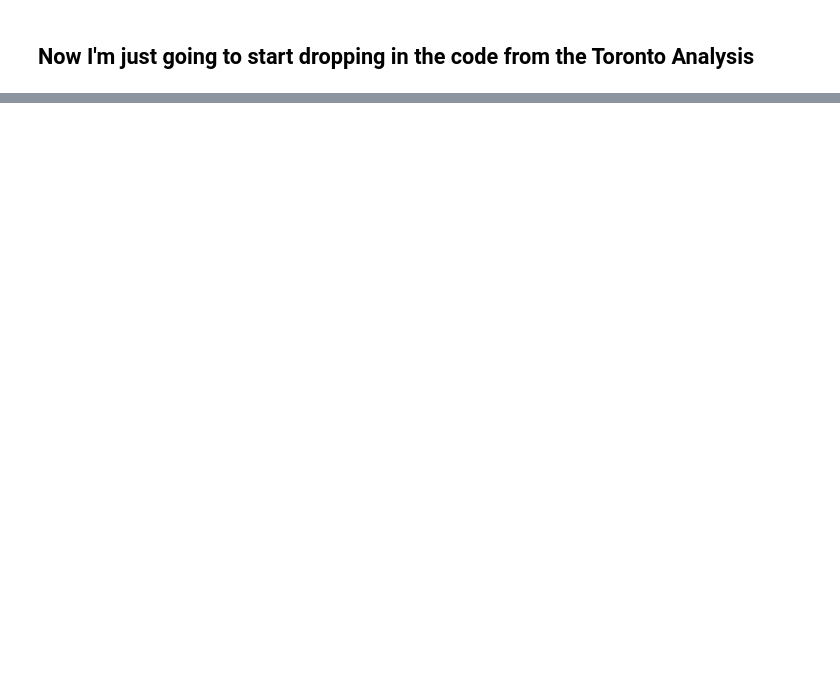
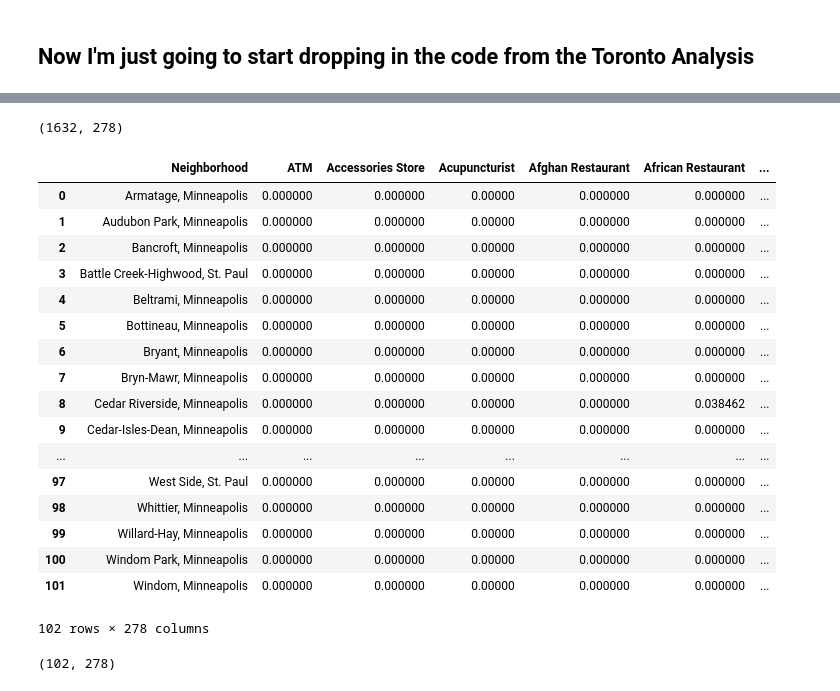
Before and after one commit to michaelmcanally/MinnesotaNice, a Jupyter notebook: Minnesota Nicest Data Sources.ipynb, the cells around one changed output, grey strips where cells are left out. Saved outputs shown, nothing was run; the diff lists cells and outputs as text; code cells hidden in the pictures; blank space fills up the shorter version.

```diff
--- a/Minnesota Nicest Data Sources.ipynb
+++ b/Minnesota Nicest Data Sources.ipynb
@@ -266,21 +284,2 @@ Toronto_DF.drop('Postal Code', axis = 1)
-# %%
-# create map of Toronto using latitude and longitude values
-map_toronto2 = folium.Map(location=[latitude, longitude], zoom_start=12)
-
-# add markers to map
-for lat, lng, borough, neighborhood in zip(Toronto_DF['Latitude'], Toronto_DF['Longitude'], Toronto_DF['Borough'], Toronto_DF['Neighbourhood']):
-    label = '{}, {}'.format(neighborhood, borough)
-    label = folium.Popup(label, parse_html=True)
-    folium.CircleMarker(
-        [lat, lng],
-        radius=5,
-        popup=label,
-        color='blue',
-        fill=True,
-        fill_color='#3186cc',
-        fill_opacity=0.7,
-        parse_html=False).add_to(map_toronto2)
-
-map_toronto2
 # %%
 # The code was removed by Watson Studio for sharing.
@@ -315,9 +318,9 @@ def getNearbyVenues(names, latitudes, longitudes, radius=500, LIMIT = 100):
             v['venue']['categories'][0]['name']) for v in results])
 
     nearby_venues = pd.DataFrame([item for venue_list in venues_list for item in venue_list])
-    nearby_venues.columns = ['Neighbourhood',
-                  'Neighbourhood Latitude',
-                  'Neighbourhood Longitude',
+    nearby_venues.columns = ['Neighborhood',
+                  'Neighborhood Latitude',
+                  'Neighborhood Longitude',
                   'Venue',
                   'Venue Latitude',
                   'Venue Longitude',
@@ -331,0 +330,5 @@ TorontoVenues = getNearbyVenues(names=Toronto_DF['Neighbourhood'],
+# %%
+MSPVenues = getNearbyVenues(names=TwinCityNeighborhoodsDF['neighborhood'],
+                                   latitudes=TwinCityNeighborhoodsDF['latitude'],
+                                   longitudes=TwinCityNeighborhoodsDF['longitude']
+                                  )
@@ -353,2 +410,4 @@ Toronto_onehot.head()
 # %%
-Toronto_onehot.shape
+MSP_onehot.shape
+# %% [output]
+(1632, 278)
@@ -358,5 +414,29 @@ Toronto_grouped
+# %%
+MSP_grouped = MSP_onehot.groupby('Neighborhood').mean().reset_index()
+MSP_grouped
+# %% [output]
+|  | Neighborhood | ATM | Accessories Store | Acupuncturist | Afghan Restaurant | African Restaurant | ... |
+| 0 | Armatage, Minneapolis | 0.000000 | 0.000000 | 0.00000 | 0.000000 | 0.000000 | ... |
+| 1 | Audubon Park, Minneapolis | 0.000000 | 0.000000 | 0.00000 | 0.000000 | 0.000000 | ... |
+| 2 | Bancroft, Minneapolis | 0.000000 | 0.000000 | 0.00000 | 0.000000 | 0.000000 | ... |
+| 3 | Battle Creek-Highwood, St. Paul | 0.000000 | 0.000000 | 0.00000 | 0.000000 | 0.000000 | ... |
+| 4 | Beltrami, Minneapolis | 0.000000 | 0.000000 | 0.00000 | 0.000000 | 0.000000 | ... |
+| 5 | Bottineau, Minneapolis | 0.000000 | 0.000000 | 0.00000 | 0.000000 | 0.000000 | ... |
+| 6 | Bryant, Minneapolis | 0.000000 | 0.000000 | 0.00000 | 0.000000 | 0.000000 | ... |
+| 7 | Bryn-Mawr, Minneapolis | 0.000000 | 0.000000 | 0.00000 | 0.000000 | 0.000000 | ... |
+| 8 | Cedar Riverside, Minneapolis | 0.000000 | 0.000000 | 0.00000 | 0.000000 | 0.038462 | ... |
+| 9 | Cedar-Isles-Dean, Minneapolis | 0.000000 | 0.000000 | 0.00000 | 0.000000 | 0.000000 | ... |
+| ... | ... | ... | ... | ... | ... | ... | ... |
+| 97 | West Side, St. Paul | 0.000000 | 0.000000 | 0.00000 | 0.000000 | 0.000000 | ... |
+| 98 | Whittier, Minneapolis | 0.000000 | 0.000000 | 0.00000 | 0.000000 | 0.000000 | ... |
+| 99 | Willard-Hay, Minneapolis | 0.000000 | 0.000000 | 0.00000 | 0.000000 | 0.000000 | ... |
+| 100 | Windom Park, Minneapolis | 0.000000 | 0.000000 | 0.00000 | 0.000000 | 0.000000 | ... |
+| 101 | Windom, Minneapolis | 0.000000 | 0.000000 | 0.00000 | 0.000000 | 0.000000 | ... |
+102 rows × 278 columns
 # %%
-Toronto_grouped.shape
+MSP_grouped.shape
+# %% [output]
+(102, 278)
 # %%
 num_top_venues = 5
 
```
Also changed, not shown: parts of 24 cells of this notebook.
